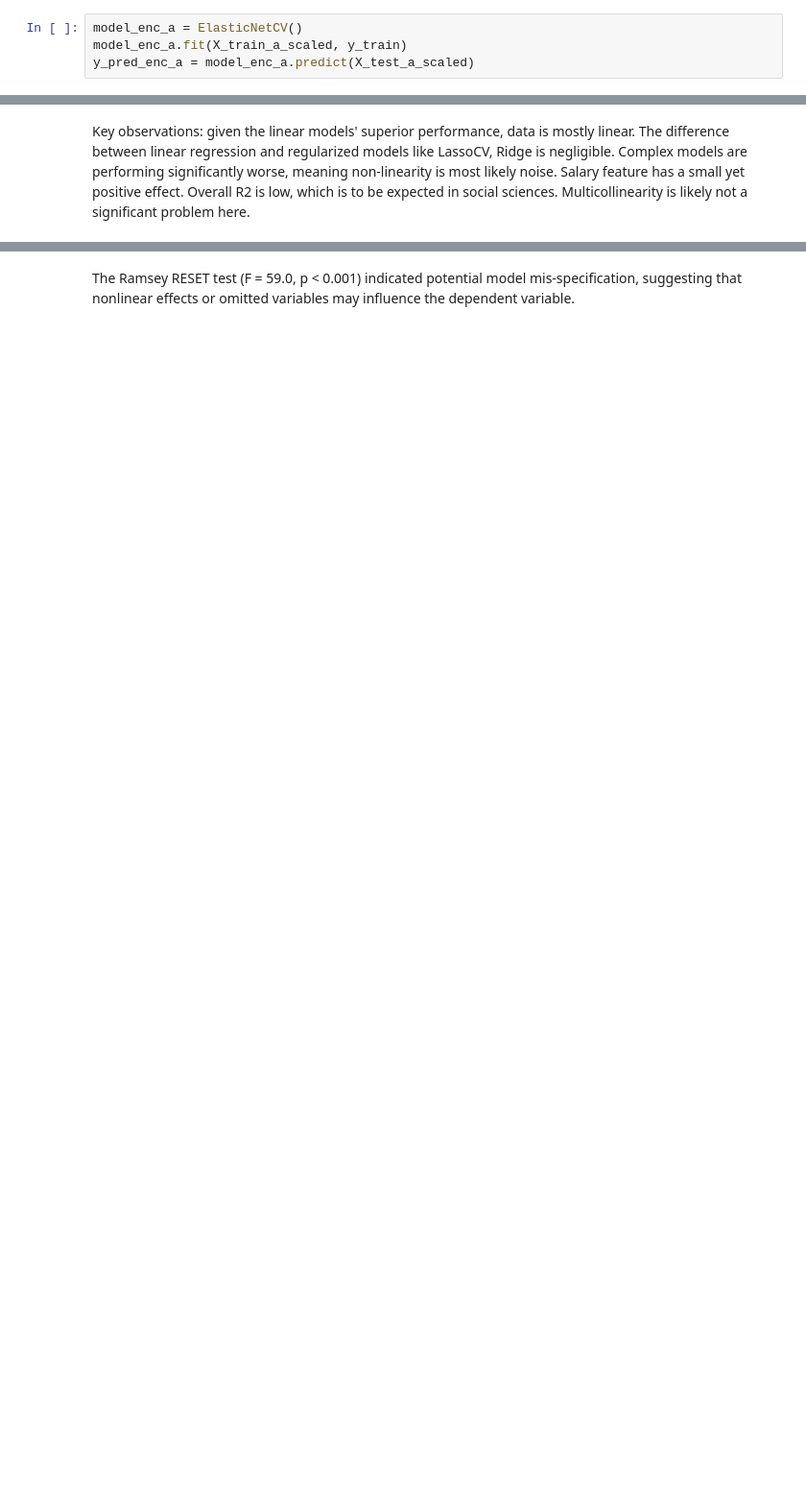
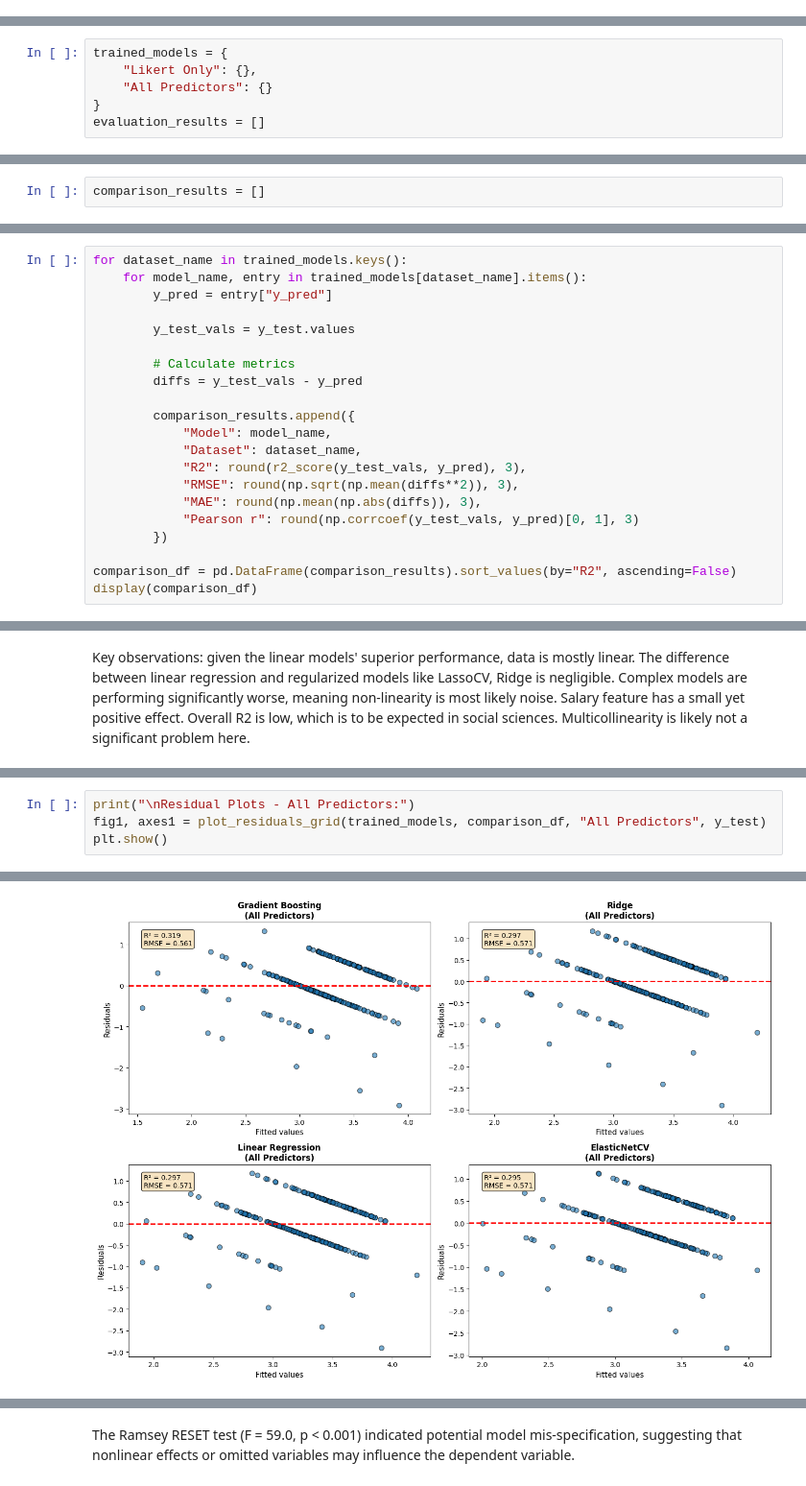
Before and after one commit to MermonGData/job-satisfaction-analysis, a Jupyter notebook: notebooks/03_modelling.ipynb, the cells around one changed output, grey strips where cells are left out. Shown at 96% size. Drawn from its saved outputs; the diff is of its cells as text; blank space fills up the shorter version.

```diff
--- a/notebooks/03_modelling.ipynb
+++ b/notebooks/03_modelling.ipynb
@@ -481,4 +183,0 @@ plot_residuals(y_test, y_pred_enc_l)
-# %%
-model_enc_a = ElasticNetCV()
-model_enc_a.fit(X_train_a_scaled, y_train)
-y_pred_enc_a = model_enc_a.predict(X_test_a_scaled)
@@ -587,0 +201,6 @@ results_df
+# %%
+trained_models = {
+    "Likert Only": {},
+    "All Predictors": {}
+}
+evaluation_results = []
@@ -587,0 +242,2 @@ results_df
+# %%
+comparison_results = []
@@ -587,0 +246,21 @@ results_df
+# %%
+for dataset_name in trained_models.keys():
+    for model_name, entry in trained_models[dataset_name].items():
+        y_pred = entry["y_pred"]
+
+        y_test_vals = y_test.values
+
+        # Calculate metrics
+        diffs = y_test_vals - y_pred
+
+        comparison_results.append({
+            "Model": model_name,
+            "Dataset": dataset_name,
+            "R2": round(r2_score(y_test_vals, y_pred), 3),
+            "RMSE": round(np.sqrt(np.mean(diffs**2)), 3),
+            "MAE": round(np.mean(np.abs(diffs)), 3),
+            "Pearson r": round(np.corrcoef(y_test_vals, y_pred)[0, 1], 3)
+        })
+
+comparison_df = pd.DataFrame(comparison_results).sort_values(by="R2", ascending=False)
+display(comparison_df)
@@ -614,0 +313,5 @@ plt.show()
+# %%
+print("\nResidual Plots - All Predictors:")
+fig1, axes1 = plot_residuals_grid(trained_models, comparison_df, "All Predictors", y_test)
+plt.show()
+# %% [output]
@@ -614,0 +319 @@ plt.show()
+[figure, added]
```
Also changed, not shown: parts of 116 cells of this notebook, 3 other files.
